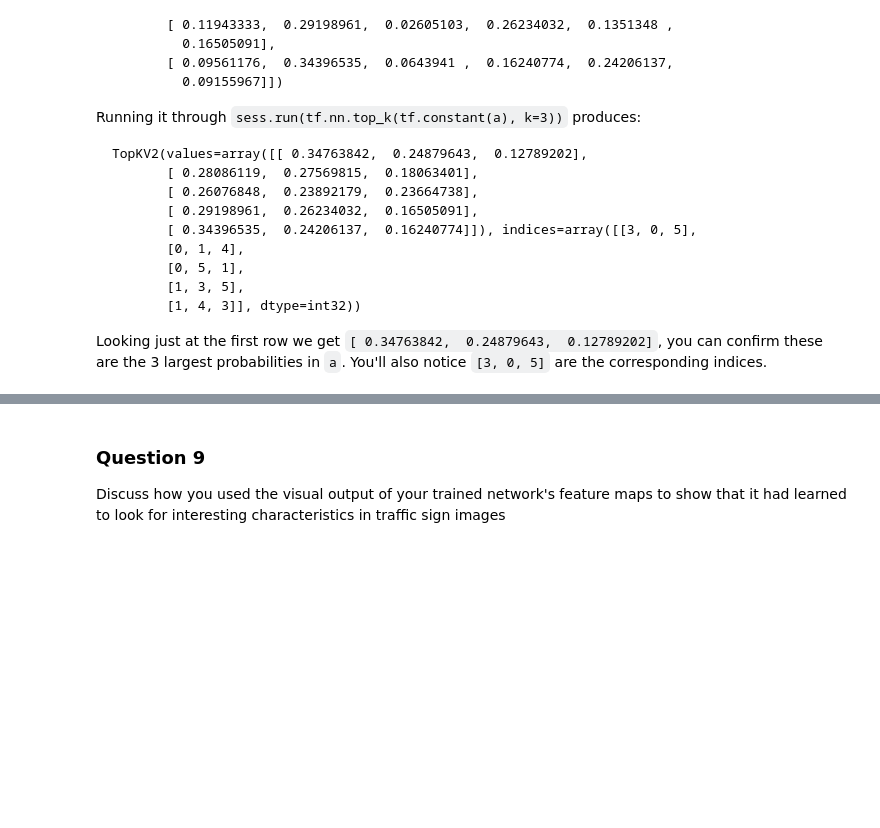
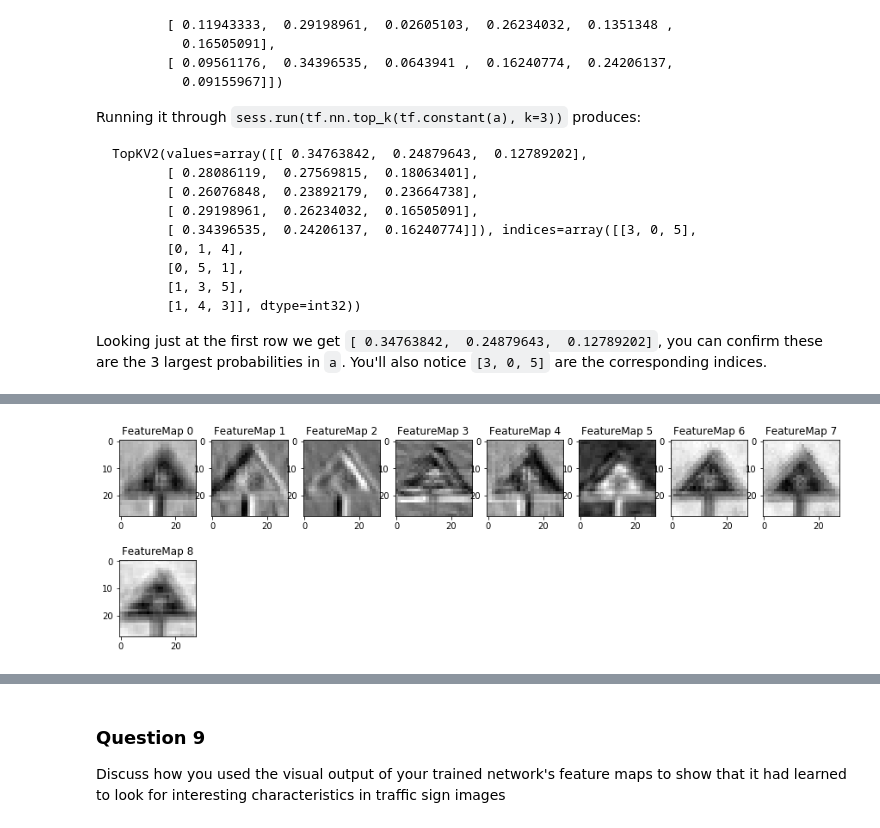
Before and after one commit to jShaoCX/CarND_Project2_Traffic_Signs, a Jupyter notebook: Traffic_Sign_Classifier.ipynb, the cells around one changed output, grey strips where cells are left out. Cells and saved outputs as stored; diff of their text form; code cells hidden in the pictures; blank space fills up the shorter version.

```diff
--- a/Traffic_Sign_Classifier.ipynb
+++ b/Traffic_Sign_Classifier.ipynb
@@ -886,7 +931,7 @@ def outputFeatureMap(image_input, tf_activation, activation_min=-1, activation_m
     # image_input =
     # Note: x should be the same name as your network's tensorflow data placeholder variable
     # If you get an error tf_activation is not defined it maybe having trouble accessing the variable from inside a function
-    activation = tf_activation.eval(session=sess,feed_dict={x : image_input})
+    activation = tf_activation.eval(session=tf.get_default_session(),feed_dict={x : image_input})
     featuremaps = activation.shape[3]
     plt.figure(plt_num, figsize=(15,15))
     for featuremap in range(featuremaps):
@@ -902,0 +974,10 @@ def outputFeatureMap(image_input, tf_activation, activation_min=-1, activation_m
+# %%
+with tf.Session() as sess:
+    # Restore the trained network
+    saver.restore(sess, tf.train.latest_checkpoint('.'))
+    #conv1
+    my_tensor = sess.graph.get_tensor_by_name('conv1_1:0')
+    outputFeatureMap(image_list, my_tensor)
+    plt.show()
+# %% [output]
+[figure, added]
```
Also changed, not shown: parts of 17 cells of this notebook, 8 other files.
